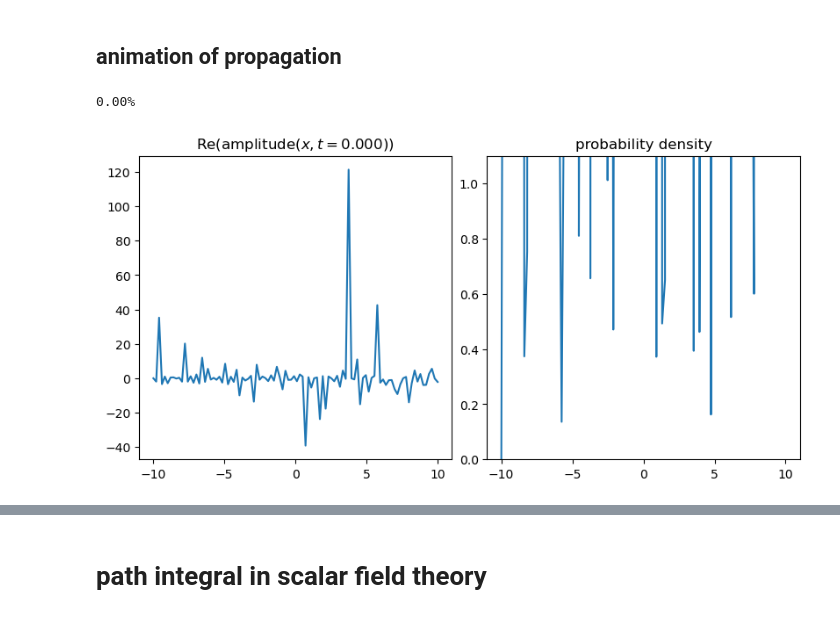
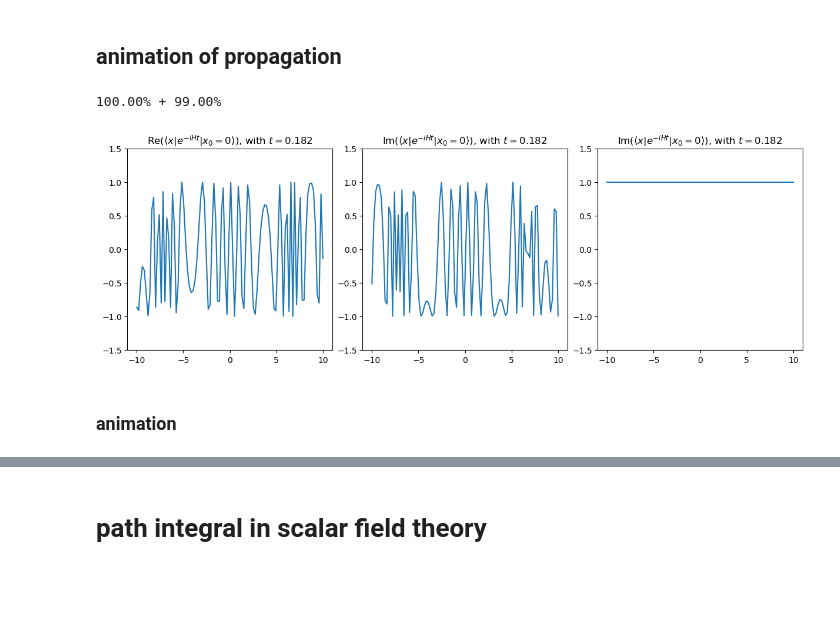
Before and after one commit to siyang03/numerical-path-integral, a Jupyter notebook: path integral.ipynb, the cells around one changed output, grey strips where cells are left out. Drawn from its saved outputs; the diff is of its cells as text; code cells hidden in the pictures; blank space fills up the shorter version.

```diff
--- a/path integral.ipynb
+++ b/path integral.ipynb
@@ -115,6 +116,7 @@ def Lagrangian(x, v):
 amplitude_t = []
 dt = 0.2 / 1000
 
+t0_mark = time.time()
 t_max_values = np.linspace(0, 0.2, 100)
 for t_max in t_max_values:
     t = np.linspace(0, t_max, int(t_max / dt))
@@ -141,16 +143,27 @@ for t_max in t_max_values:
 
             amplitude_xi += amplitude_xi_pathj
 
+        t2_mark = time.time()
+        print(f'{t_max / max(t_max_values) * 100:.2f}% + {i / len(x) * 100:.2f}%, time remaining  >~ {
+            (((max(t_max_values) - min(t_max_values)) * len(x)) / (t_max * len(x) + (t_max_values[1] - t_max_values[0]) * i) - 1) * (t2_mark - t0_mark) / (60 ** 2):.2f
+        }h', end='\r')
+
         #amplitude_xi = dx**len(x_path) amplitude_xi
         amplitude.append(amplitude_xi)
 
     amplitude_t.append(amplitude)
-    print(f'{t_max / max(t_max_values) * 100:.2f}%', end='\r')
+    #print(f'{t_max / max(t_max_values) * 100:.2f}%', end='\r')
+    if (i/len(x)*100)%10 > 9 and ((i+1)/len(x)*100)%10 < 1:
+        np.save('data/amplitude_t.npy', amplitude_t)
+        #np.save('data/rho_t.npy', rho_t)
 
 amplitude_t = np.array(amplitude_t)
 rho_t = (amplitude_t.real)**2 + (amplitude_t.imag)**2
+
+np.save('data/amplitude_t.npy', amplitude_t)
+np.save('data/rho_t.npy', rho_t)
 # %% [output]
-0.00%
+100.00% + 99.00%
 # %%
 # normalization
 
@@ -161,15 +174,25 @@ for i in range(len(t_max_values)):
 amplitude_t_norm = amplitude_t / np.sqrt(A)
 rho_t_norm = rho_t / A
 # %%
-i = 0
-fig, axs = plt.subplots(1, 2, figsize=(8, 4), constrained_layout=True)
-axs[0].plot(x, amplitude_t_norm[i].real)
-axs[0].set_title('$\\mathrm{Re}(\\text{amplitude}(x, t='+f'{t_max_values[i]:.3f}'+'))$')
+i = 90
+fig, axs = plt.subplots(1, 3, figsize=(12, 4), constrained_layout=True)
+axs[0].plot(x, amplitude_stabilized[i].real)
+axs[0].set_title('$\\mathrm{Re}(\\langle x | e^{- i H t} | x_0 = 0 \\rangle)$, with $t='+f'{t_max_values[i]:.3f}'+'$')
+axs[0].set_ylim(-1.5, 1.5)
 
-axs[1].plot(x, rho_t_norm[i])
-axs[1].set_title('probability density')
-axs[1].set_ylim(0, 1.1)
+#axs[1].plot(x, rho_t[i])
+#axs[1].set_title('probability density')
+#axs[1].set_ylim(0, 1.1)
+axs[1].plot(x, amplitude_stabilized[i].imag)
+axs[1].set_title('$\\mathrm{Im}(\\langle x | e^{- i H t} | x_0 = 0 \\rangle)$, with $t='+f'{t_max_values[i]:.3f}'+'$')
+axs[1].set_ylim(-1.5, 1.5)
+
+axs[2].plot(x, rho_stabilized[i])
+axs[2].set_title('$\\mathrm{Im}(\\langle x | e^{- i H t} | x_0 = 0 \\rangle)$, with $t='+f'{t_max_values[i]:.3f}'+'$')
+axs[2].set_ylim(-1.5, 1.5)
 
 plt.show()
 # %% [output]
-[figure, old version]
+[figure, new version]
+# %% [markdown]
+### animation
```
Also changed, not shown: parts of 5 cells of this notebook, 4 other files.
